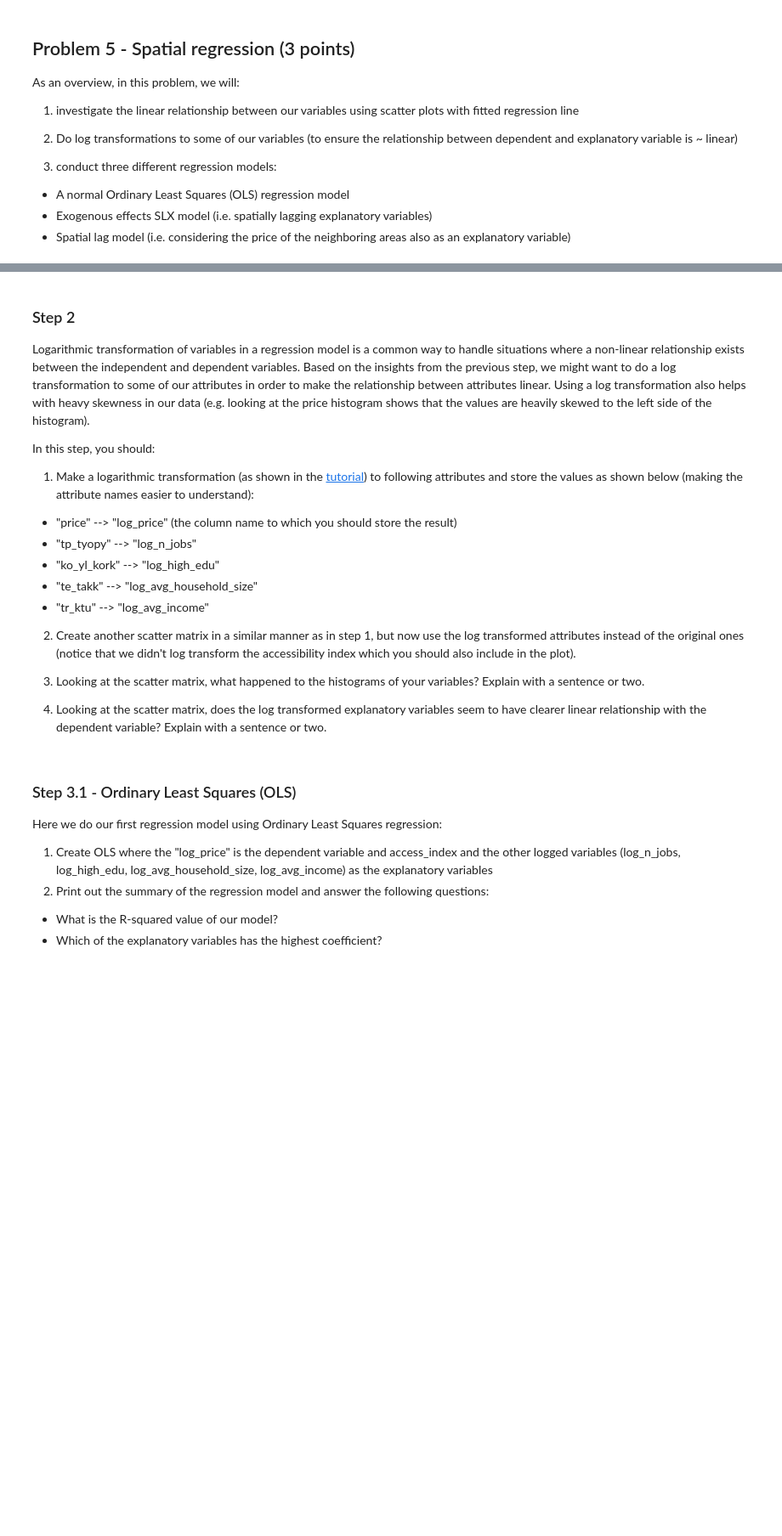
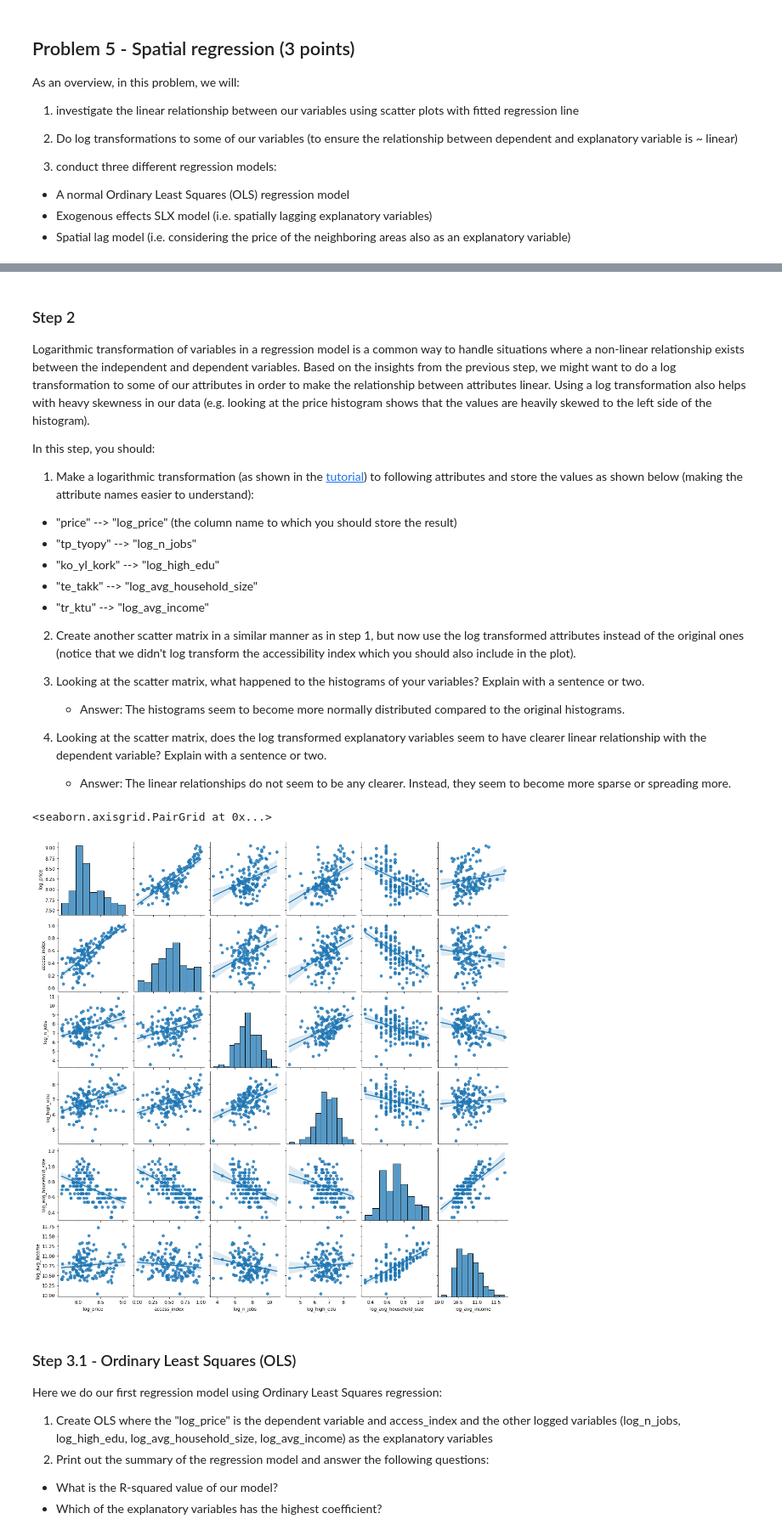
Before and after one commit to Sustainability-GIS-2022/exercise-4-laripernu, a Jupyter notebook: Exercise-4.ipynb, the cells around one changed output, grey strips where cells are left out. Shown at 85% size. Drawn from its saved outputs; the diff is of its cells as text; code cells hidden in the pictures; blank space fills up the shorter version.

```diff
--- a/Exercise-4.ipynb
+++ b/Exercise-4.ipynb
@@ -352,4 +374,7 @@ In this step, you should:
 2. Create another scatter matrix in a similar manner as in step 1, but now use the log transformed attributes instead of the original ones (notice that we didn't log transform the accessibility index which you should also include in the plot).
 
 3. Looking at the scatter matrix, what happened to the histograms of your variables? Explain with a sentence or two.
+    - Answer: The histograms seem to become more normally distributed compared to the original histograms.
+
 4. Looking at the scatter matrix, does the log transformed explanatory variables seem to have clearer linear relationship with the dependent variable? Explain with a sentence or two.
+    - Answer: The linear relationships do not seem to be any clearer. Instead, they seem to become more sparse or spreading more.
@@ -359,3 +381,25 @@ raise NotImplementedError()
+# %%
+import numpy as np
+# YOUR CODE HERE
+# 1. Make a logarithmic transformation (as shown in the tutorial) to following attributes and store the values as shown below (making the attribute names easier to understand):
+# "price" --> "log_price" (the column name to which you should store the result)
+# "tp_tyopy" --> "log_n_jobs"
+# "ko_yl_kork" --> "log_high_edu"
+# "te_takk" --> "log_avg_household_size"
+# "tr_ktu" --> "log_avg_income"
+data_no_island["log_price"] = np.log(data["avg_m2_price_2019"])
+data_no_island["log_n_jobs"] = np.log(data["tp_tyopy"])
+data_no_island["log_high_edu"] = np.log(data["ko_yl_kork"])
+data_no_island["log_avg_household_size"] = np.log(data["te_takk"])
+data_no_island["log_avg_income"] = np.log(data["tr_ktu"])
+
+
+# 2. Create another scatter matrix in a similar manner as in step 1, but now use the log transformed attributes instead of the original ones (notice that we didn't log transform the accessibility index
+# which you should also include in the plot).
+seaborn.pairplot(data=data_no_island, vars=["log_price", "access_index", "log_n_jobs", "log_high_edu", "log_avg_household_size", "log_avg_income"], kind='reg')
+# %% [output]
+<seaborn.axisgrid.PairGrid at 0x...>
+[figure, added]
 # %% [markdown]
 ### Step 3.1 - Ordinary Least Squares (OLS)
 
```
Also changed, not shown: parts of 12 cells of this notebook.
